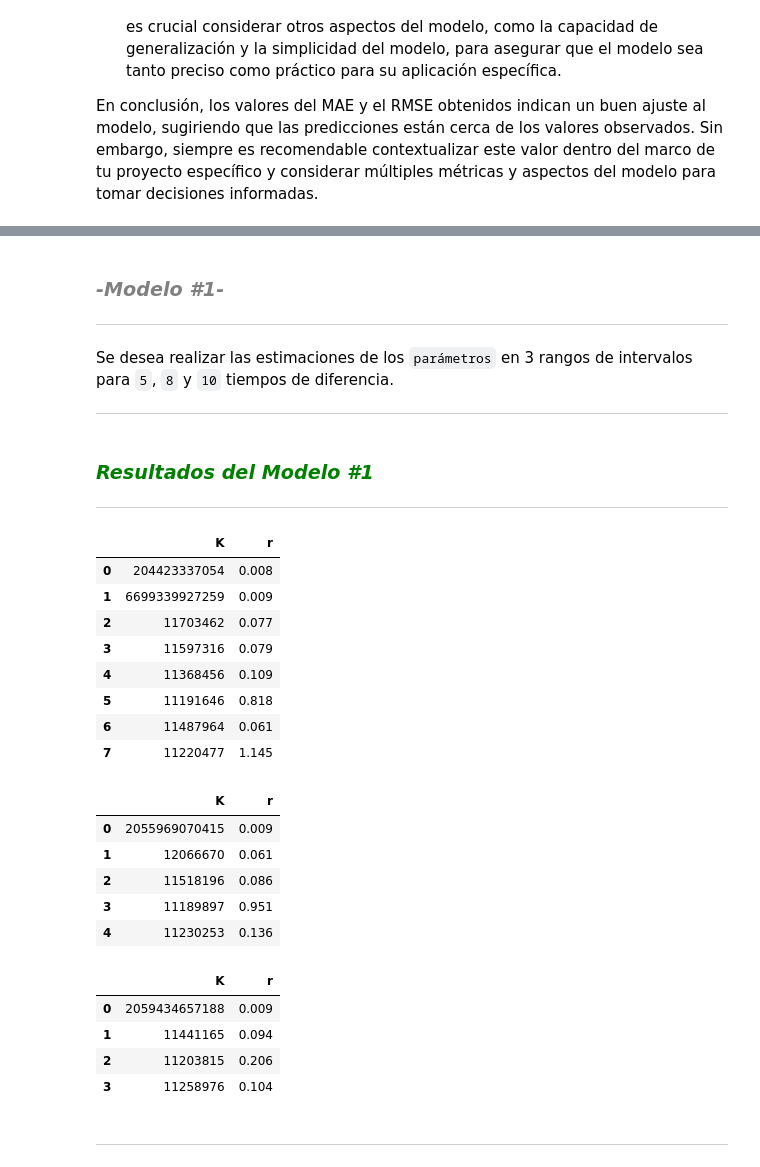
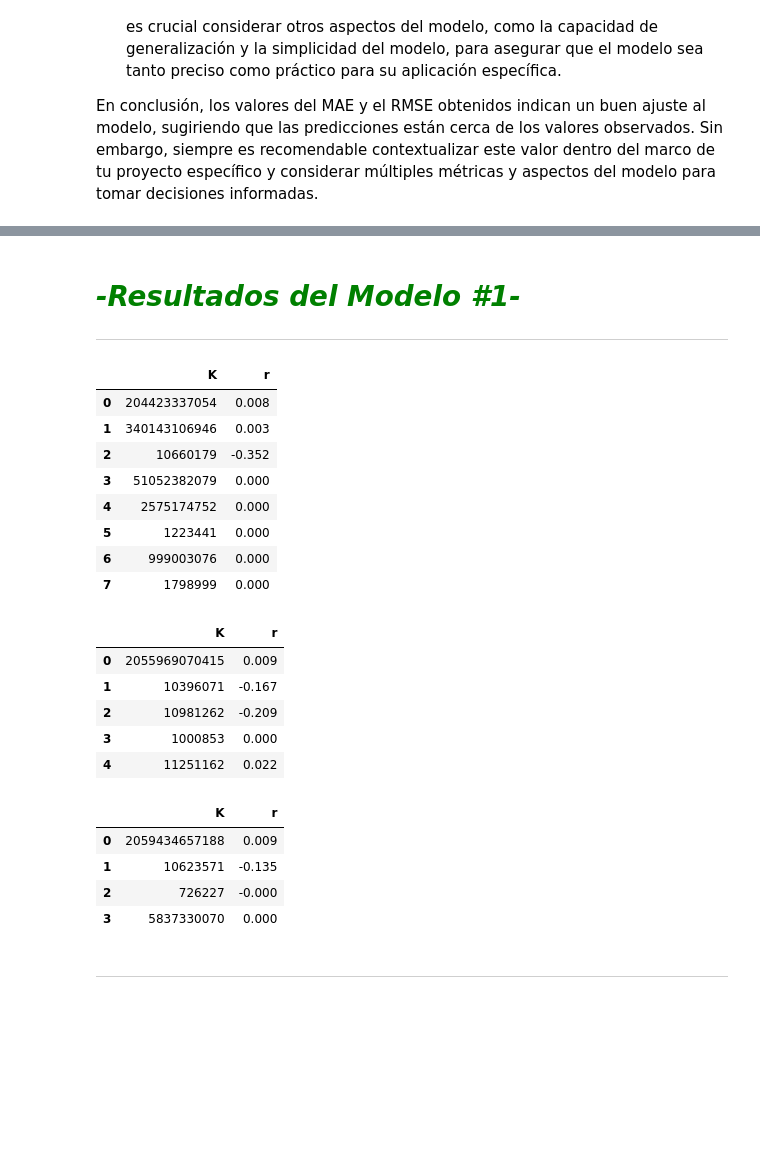
Before and after one commit to LFrench03/Modelo-de-Crecimiento-Poblacional, a Jupyter notebook: modelo.ipynb, the cells around one changed output, grey strips where cells are left out. Saved outputs shown, nothing was run; the diff lists cells and outputs as text; code cells hidden in the pictures; blank space fills up the shorter version.

```diff
--- a/modelo.ipynb
+++ b/modelo.ipynb
@@ -21,15 +21 @@ import matplotlib.pyplot as plt
 ---
-# %%
-#Lectura del dataset:
-data_set = read_csv("data/csv/poblacion-residente.csv")
-data_set = DataFrame(data_set)
-indices_years = [x for x,y in enumerate(list(data_set["CONCEPTO"]))] #Años
-print(f"Tiempos (1980-2022): \n{indices_years}\n")
-
-val_poblacion = list(data_set["Total"]) #Valores de P(t)
-n = len(val_poblacion) #Tamaño en datos
-print(f"Cantidad de valores: {n}\n")
-print(f"Valores de Densidad Poblacional: \n{val_poblacion}\n")
-
-r = list(data_set["Tasa"]) #Tasas
-print(f"Valores de tasa de crecimiento anual de la poblacion: \n{r}")
@@ -46,0 +22,9 @@ Valores de tasa de crecimiento anual de la poblacion:
+# %%
+#Lectura del dataset:
+data_set = read_csv("data/csv/poblacion-residente.csv")
+data_set = DataFrame(data_set)
+data_set = data_set.iloc[:,:2]
+t_data = list(data_set.index)
+P_data = list(data_set["Total"])
+n = len(P_data)
+data_set.head(10)
@@ -47,4 +43,4 @@ Valores de tasa de crecimiento anual de la poblacion:
 # %%
 #Convertir a array para trabajar los datos como vectores:
-t_data = np.array(indices_years)
-P_data = np.array(val_poblacion)
+t_data = np.array(t_data)
+P_data = np.array(P_data)
@@ -192,9 +210,12 @@ def model(t, P, times):
         estimate_k = []
         estimate_r=[]
         estimate_lenght = int((n-3)/times)
-        for i in range(estimate_lenght):
+        for _ in range(estimate_lenght):
+            par_t = t[x:y]
+            par_P = P[x:y]
+            f = gen_log(par_P[0])
             # Ajustar el modelo a los datos observados
-            popt, pcov = curve_fit(f, t[x:y], P[x:y], p0=initial_guess, sigma=None, absolute_sigma=False)
+            popt, pcov = curve_fit(f, par_t, par_P, p0=initial_guess, sigma=None, absolute_sigma=False)
             params_formateados = [format(param, ".2f") for param in popt]
             popt_formateado = list(map(lambda x: float(x), popt))
             estimate_k.append(popt_formateado[0])
@@ -209,6 +233,3 @@ def model(t, P, times):
 # %% [markdown]
-### <l style= "text-align: center"><p style= "color: gray">*-Modelo #1-*</p></l>
+# <l style= "text-align: center"><p style= "color: green">*-Resultados del Modelo #1-*</p></l>
 ---
-Se desea realizar las estimaciones de los `parámetros` en 3 rangos de intervalos para `5`, `8` y `10` tiempos de diferencia.
-
----
@@ -217,39 +236,36 @@ results = model(t_data[:-3], P_data[:-3], [5,8,10])
-# %% [markdown]
-### <l style= "text-align: center"><p style= "color: green">*Resultados del Modelo #1*</p></l>
----
 # %%
 df = DataFrame(results)
 df_5 = DataFrame({"K" : results["5 años"]["K"], "r" : results["5 años"]["r"]})
 df_8 = DataFrame({"K" : results["8 años"]["K"], "r" : results["8 años"]["r"]})
 df_10 = DataFrame({"K" : results["10 años"]["K"], "r" : results["10 años"]["r"]})
 # %%
-df_5.head(8)
+df_5
 # %% [output]
 |  | K | r |
 | 0 | 204423337054 | 0.008 |
-| 1 | 6699339927259 | 0.009 |
-| 2 | 11703462 | 0.077 |
-| 3 | 11597316 | 0.079 |
-| 4 | 11368456 | 0.109 |
-| 5 | 11191646 | 0.818 |
-| 6 | 11487964 | 0.061 |
-| 7 | 11220477 | 1.145 |
+| 1 | 340143106946 | 0.003 |
+| 2 | 10660179 | -0.352 |
+| 3 | 51052382079 | 0.000 |
+| 4 | 2575174752 | 0.000 |
+| 5 | 1223441 | 0.000 |
+| 6 | 999003076 | 0.000 |
+| 7 | 1798999 | 0.000 |
 # %%
-df_8.head(5)
+df_8
 # %% [output]
 |  | K | r |
 | 0 | 2055969070415 | 0.009 |
-| 1 | 12066670 | 0.061 |
-| 2 | 11518196 | 0.086 |
-| 3 | 11189897 | 0.951 |
-| 4 | 11230253 | 0.136 |
+| 1 | 10396071 | -0.167 |
+| 2 | 10981262 | -0.209 |
+| 3 | 1000853 | 0.000 |
+| 4 | 11251162 | 0.022 |
 # %%
-df_10.head(4)
+df_10
 # %% [output]
 |  | K | r |
 | 0 | 2059434657188 | 0.009 |
-| 1 | 11441165 | 0.094 |
-| 2 | 11203815 | 0.206 |
-| 3 | 11258976 | 0.104 |
+| 1 | 10623571 | -0.135 |
+| 2 | 726227 | -0.000 |
+| 3 | 5837330070 | 0.000 |
 # %% [markdown]
 ---
```
Also changed, not shown: parts of 37 cells of this notebook, 35 other files.
